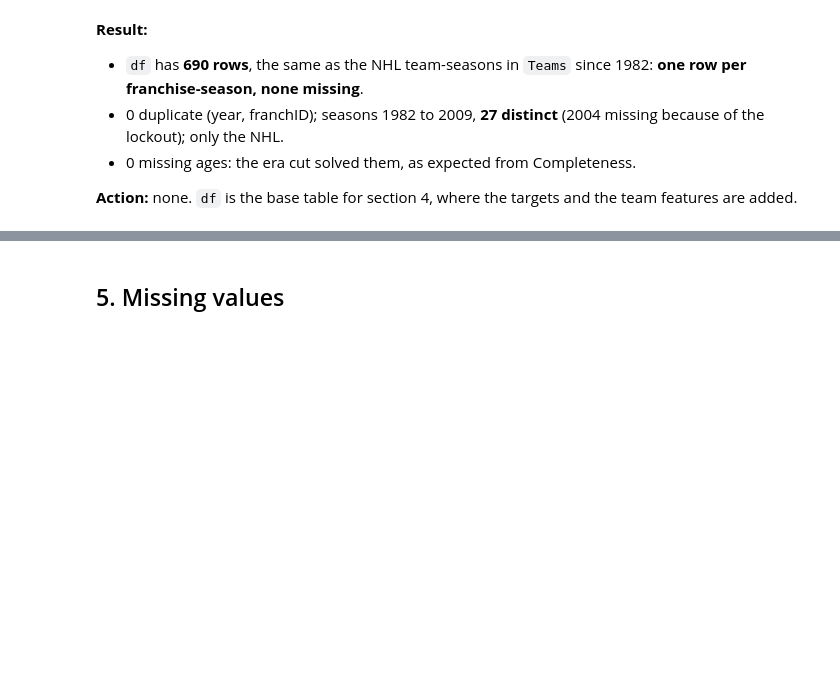
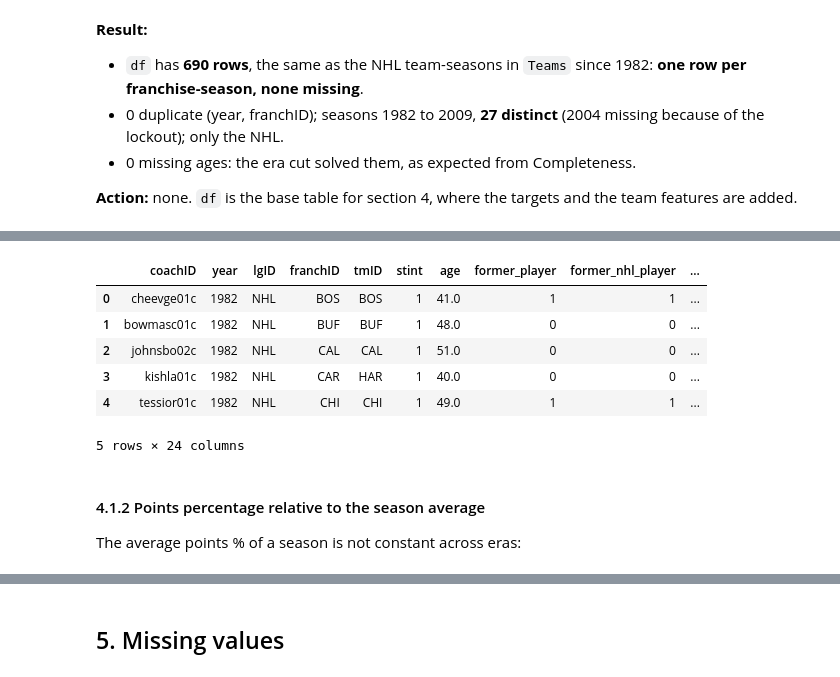
Before and after one commit to LuisBento2005/AC_DataMining, a Jupyter notebook: notebooks/03_data_preparation.ipynb, the cells around one changed output, grey strips where cells are left out. Drawn from its saved outputs; the diff is of its cells as text; code cells hidden in the pictures; blank space fills up the shorter version.

Commit message:
Dataset Build

```diff
--- a/notebooks/03_data_preparation.ipynb
+++ b/notebooks/03_data_preparation.ipynb
@@ -1967,0 +1981,29 @@ Missing age: 0
+# %%
+targets_a = q("""
+    SELECT
+        t.year,
+        t.franchID,
+        t.Pts * 1.0 / (2 * t.G) AS target_pts_pct,
+        t.divID AS eval_divID,
+        t.confID AS eval_confID,
+        t.rank AS eval_rank,
+        t.playoff AS eval_playoff
+    FROM Teams t
+    WHERE t.year >= 1982 AND t.lgID = "NHL"
+""")
+
+dataset = pd.merge(df, targets_a, on=["year", "franchID"], how="left", validate="one_to_one")
+
+dataset.head()
+# %% [output]
+|  | coachID | year | lgID | franchID | tmID | stint | age | former_player | former_nhl_player | ... |
+| 0 | cheevge01c | 1982 | NHL | BOS | BOS | 1 | 41.0 | 1 | 1 | ... |
+| 1 | bowmasc01c | 1982 | NHL | BUF | BUF | 1 | 48.0 | 0 | 0 | ... |
+| 2 | johnsbo02c | 1982 | NHL | CAL | CAL | 1 | 51.0 | 0 | 0 | ... |
+| 3 | kishla01c | 1982 | NHL | CAR | HAR | 1 | 40.0 | 0 | 0 | ... |
+| 4 | tessior01c | 1982 | NHL | CHI | CHI | 1 | 49.0 | 1 | 1 | ... |
+5 rows × 24 columns
+# %% [markdown]
+#### 4.1.2 Points percentage relative to the season average
+
+The average points % of a season is not constant across eras:
```
Also changed, not shown: parts of 54 cells of this notebook.
